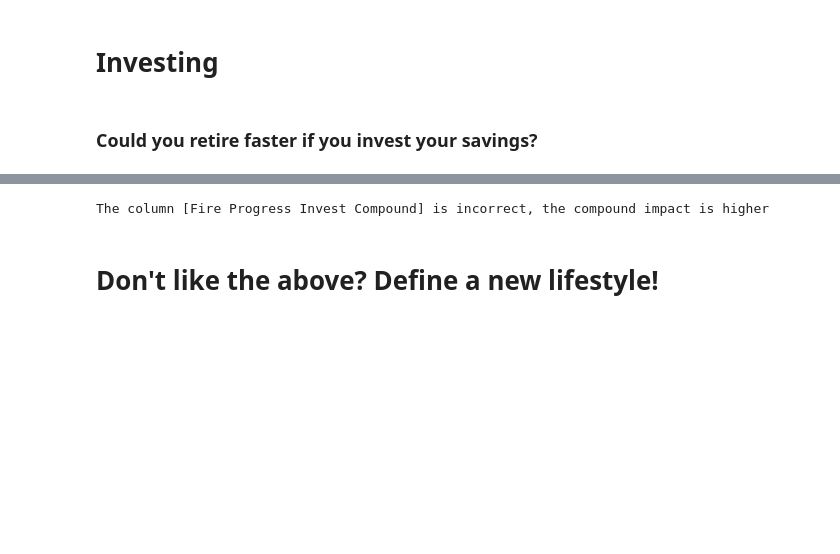
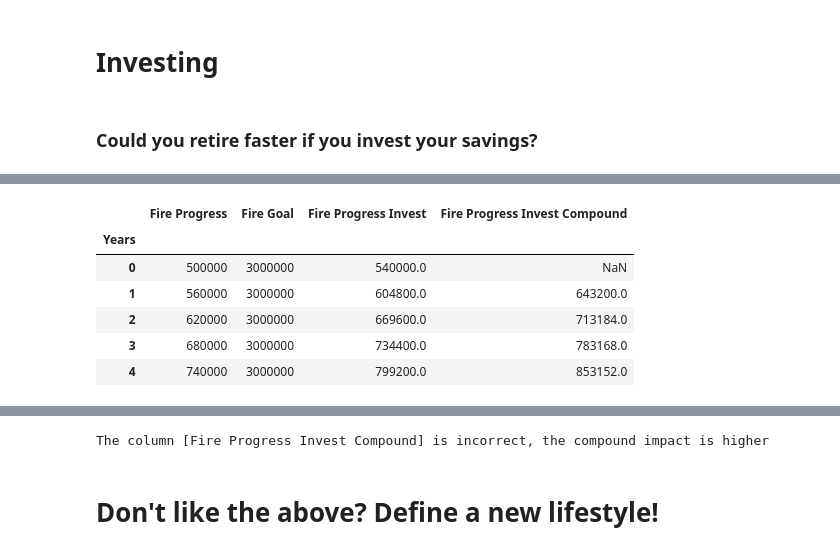
Before and after one commit to jcm-co/project1, a Jupyter notebook: Fire_Calculator2.ipynb, the cells around one changed output, grey strips where cells are left out. Drawn from its saved outputs; the diff is of its cells as text; code cells hidden in the pictures; blank space fills up the shorter version.

```diff
--- a/Fire_Calculator2.ipynb
+++ b/Fire_Calculator2.ipynb
@@ -112,5 +122,5 @@ df_ret.hvplot.line(x='Years',width=750, height=500,yformatter='$%.0f',grid=True,
 average_market_return = 1.08
 df_ret['Fire Progress Invest'] = df_ret['Fire Progress'] * average_market_return
 df_ret['Fire Progress Invest Compound'] = df_ret['Fire Progress Invest'].shift(1) * average_market_return + annual_savings
-df_ret.hvplot.line(x='Years',width=750, height=500,yformatter='$%.0f',grid=True,title='FIRE Path if invested')
+df_ret.head()
 # %% [output]
@@ -117,0 +127,7 @@ df_ret.hvplot.line(x='Years',width=750, height=500,yformatter='$%.0f',grid=True,
+|  | Fire Progress | Fire Goal | Fire Progress Invest | Fire Progress Invest Compound |
+| Years |  |  |  |  |
+| 0 | 500000 | 3000000 | 540000.0 | NaN |
+| 1 | 560000 | 3000000 | 604800.0 | 643200.0 |
+| 2 | 620000 | 3000000 | 669600.0 | 713184.0 |
+| 3 | 680000 | 3000000 | 734400.0 | 783168.0 |
+| 4 | 740000 | 3000000 | 799200.0 | 853152.0 |
```
Also changed, not shown: parts of 5 cells of this notebook.
